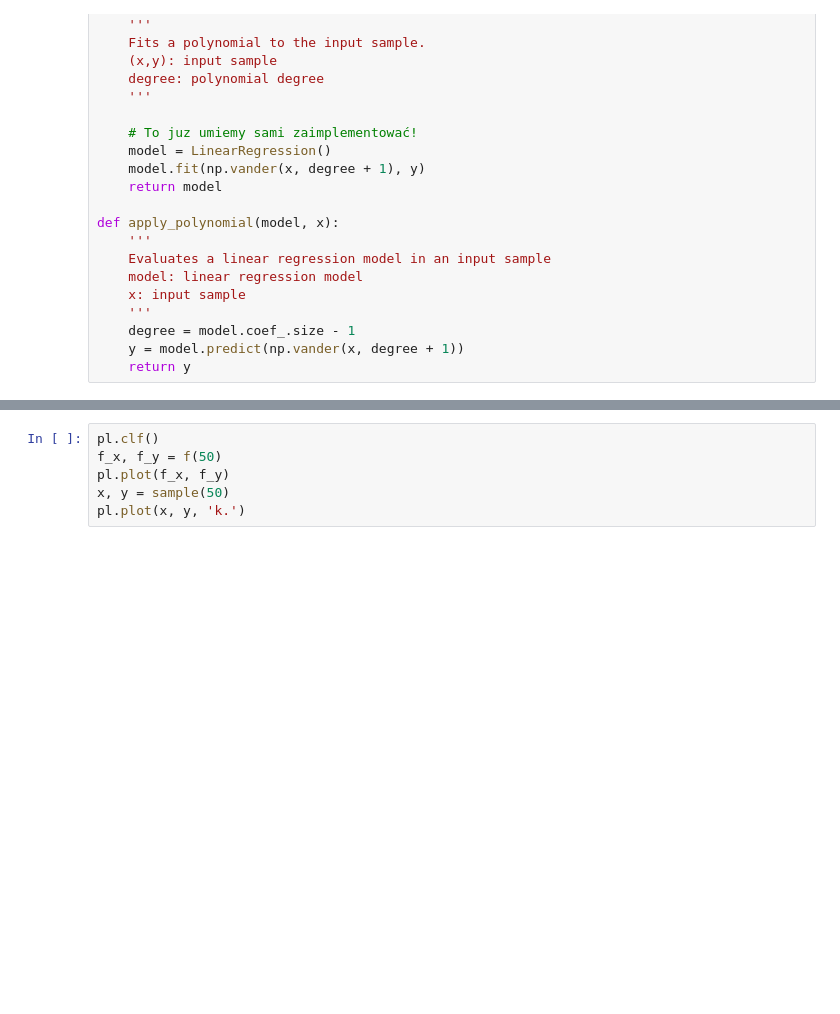
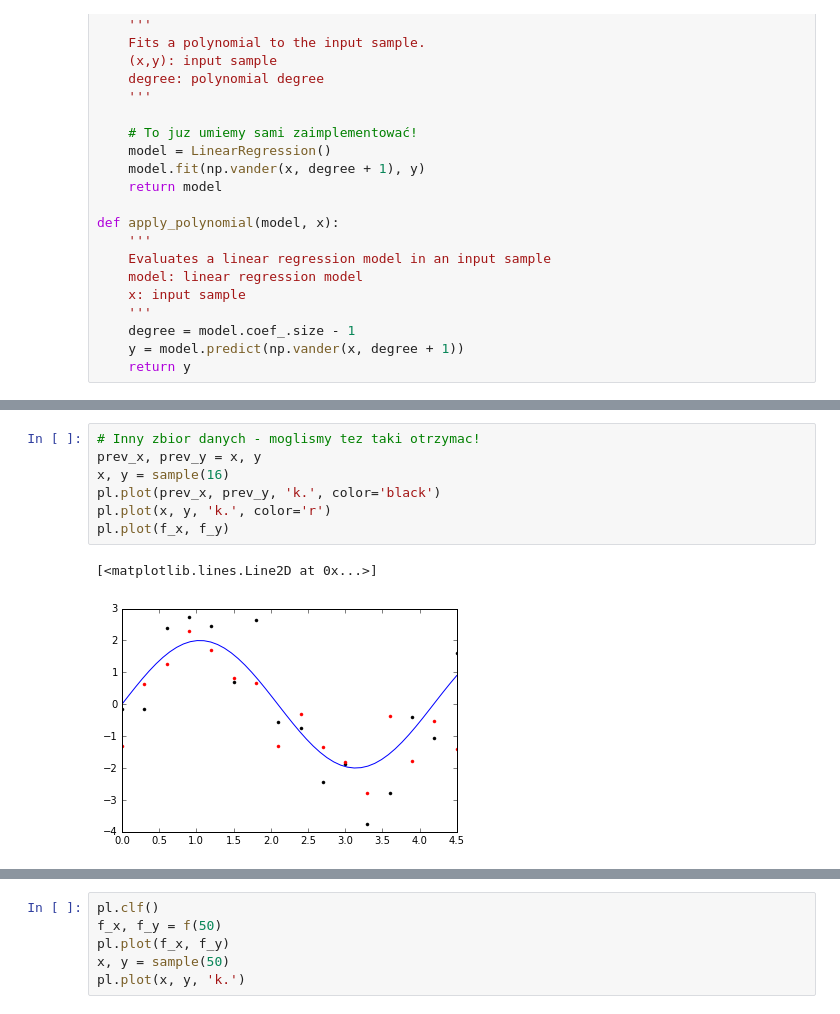
Before and after one commit to gmum/ml2017, a Jupyter notebook: L5.ipynb, the cells around one changed output, grey strips where cells are left out. Saved outputs shown, nothing was run; the diff lists cells and outputs as text; blank space fills up the shorter version.

```diff
--- a/L5.ipynb
+++ b/L5.ipynb
@@ -76,0 +68,10 @@ def apply_polynomial(model, x):
+# %%
+# Inny zbior danych - moglismy tez taki otrzymac!
+prev_x, prev_y = x, y
+x, y = sample(16)
+pl.plot(prev_x, prev_y, 'k.', color='black')
+pl.plot(x, y, 'k.', color='r')
+pl.plot(f_x, f_y)
+# %% [output]
+[<matplotlib.lines.Line2D at 0x...>]
+[figure, added]
```
Also changed, not shown: parts of 20 cells of this notebook.
